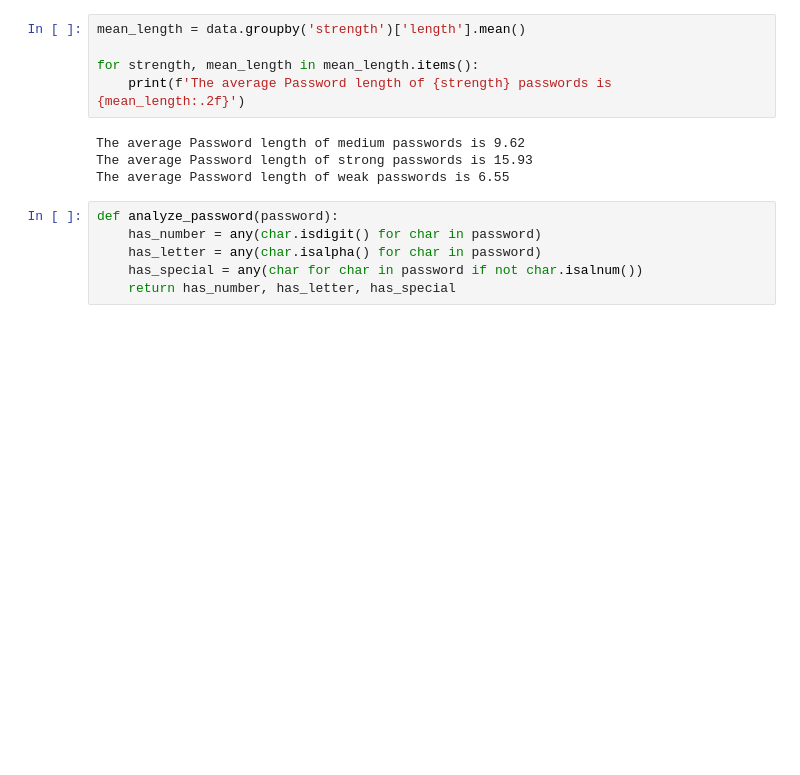
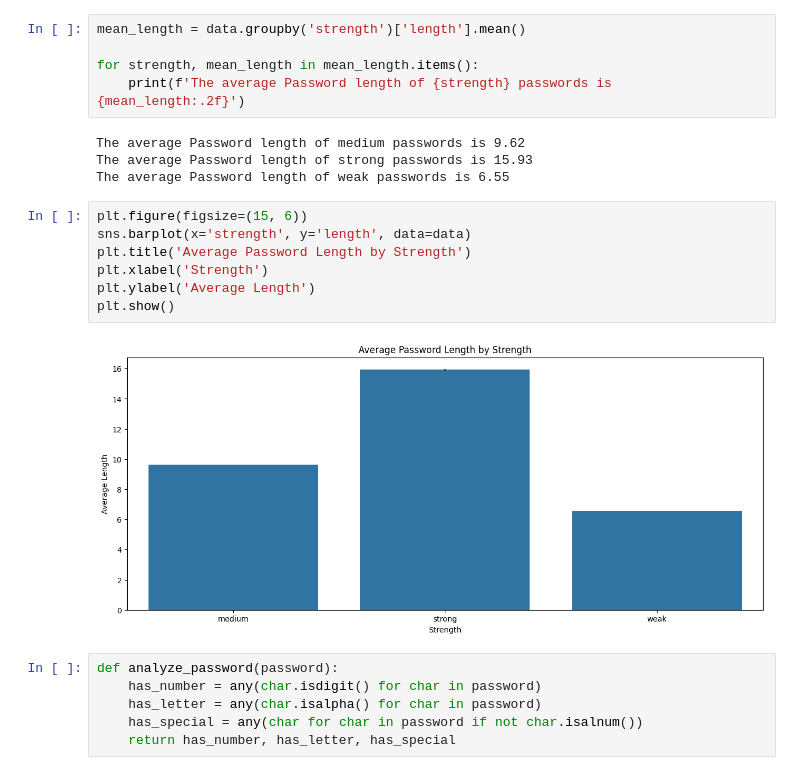
Before and after one commit to MrRezamo/Password_Strength_Checker, a Jupyter notebook: notebooks/exploratory_analysis.ipynb, the cells around one changed output. Saved outputs shown, nothing was run; the diff lists cells and outputs as text; blank space fills up the shorter version.

```diff
--- a/notebooks/exploratory_analysis.ipynb
+++ b/notebooks/exploratory_analysis.ipynb
@@ -104,6 +142,15 @@ for strength, mean_length in mean_length.items():
 The average Password length of medium passwords is 9.62
 The average Password length of strong passwords is 15.93
 The average Password length of weak passwords is 6.55
+# %%
+plt.figure(figsize=(15, 6))
+sns.barplot(x='strength', y='length', data=data)
+plt.title('Average Password Length by Strength')
+plt.xlabel('Strength')
+plt.ylabel('Average Length')
+plt.show()
+# %% [output]
+[figure, added]
 # %%
 def analyze_password(password):
     has_number = any(char.isdigit() for char in password)
```
Also changed, not shown: parts of 9 cells of this notebook.
